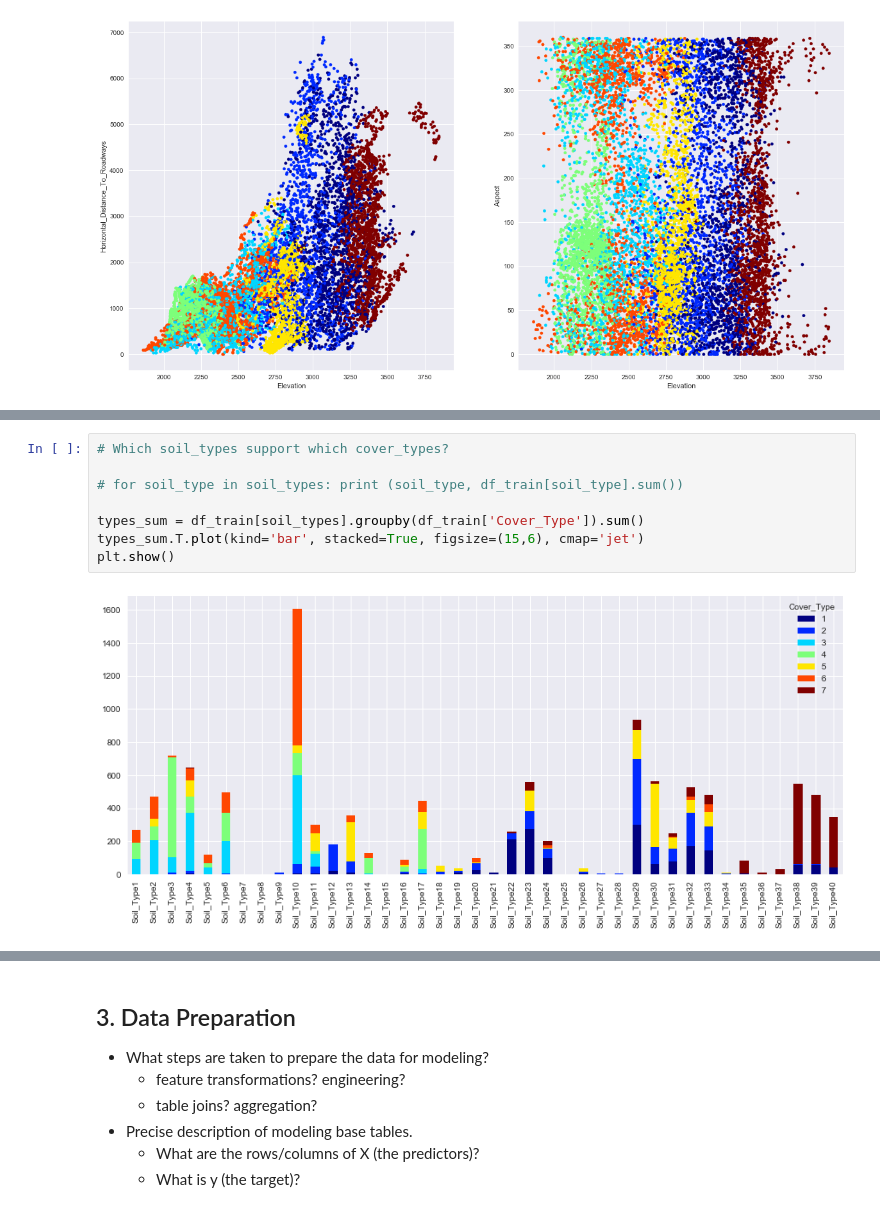
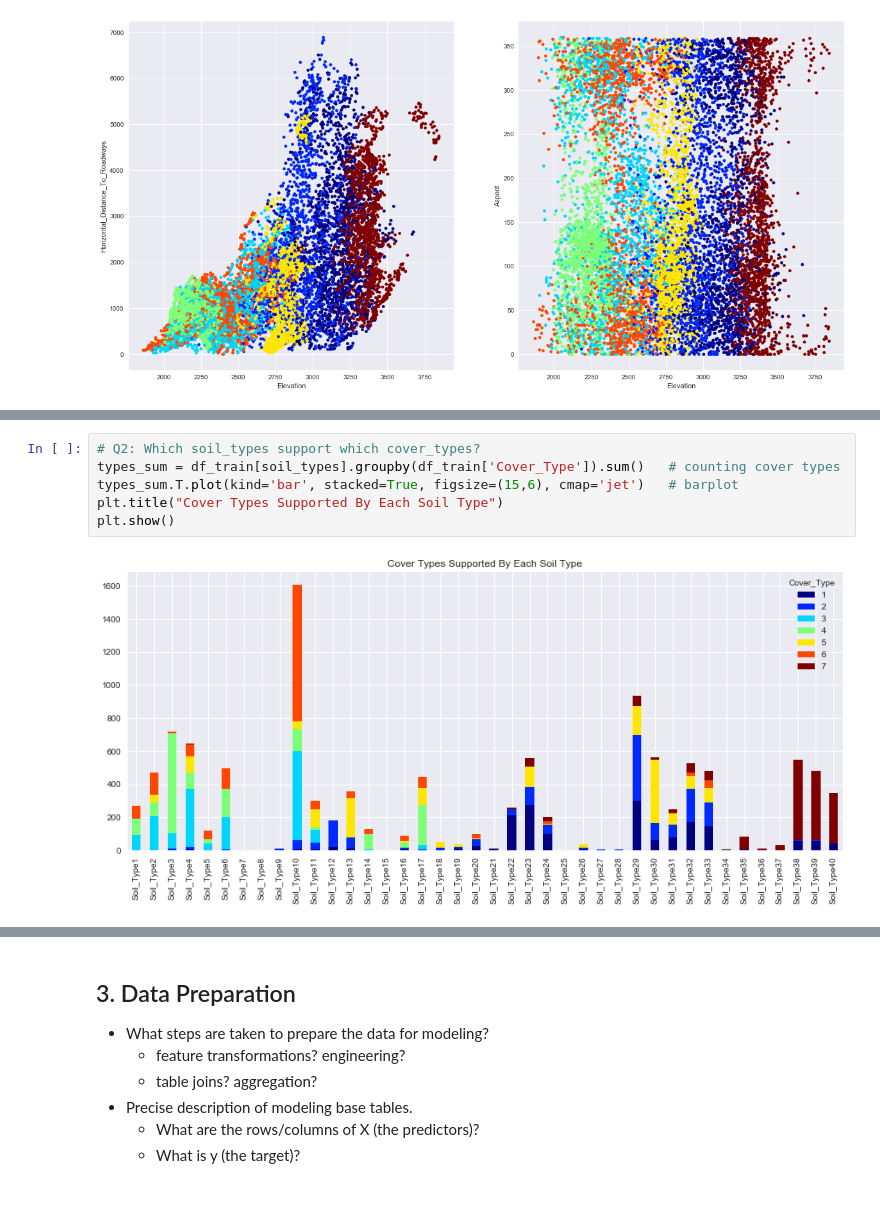
Before and after one commit to zachday1/207_forest_cover, a Jupyter notebook: Final_WIP_CRISP.ipynb, the cells around one changed output, grey strips where cells are left out. Drawn from its saved outputs; the diff is of its cells as text.

```diff
--- a/Final_WIP_CRISP.ipynb
+++ b/Final_WIP_CRISP.ipynb
@@ -241,10 +256,8 @@ Wilderness_Area4 3501
 # %%
-# Which soil_types support which cover_types?
-
-# for soil_type in soil_types: print (soil_type, df_train[soil_type].sum())
-
-types_sum = df_train[soil_types].groupby(df_train['Cover_Type']).sum()
-types_sum.T.plot(kind='bar', stacked=True, figsize=(15,6), cmap='jet')
+# Q2: Which soil_types support which cover_types?
+types_sum = df_train[soil_types].groupby(df_train['Cover_Type']).sum()   # counting cover types
+types_sum.T.plot(kind='bar', stacked=True, figsize=(15,6), cmap='jet')   # barplot
+plt.title("Cover Types Supported By Each Soil Type")
 plt.show()
 # %% [output]
-[figure, old version]
+[figure, new version]
```
Also changed, not shown: parts of 25 cells of this notebook.
